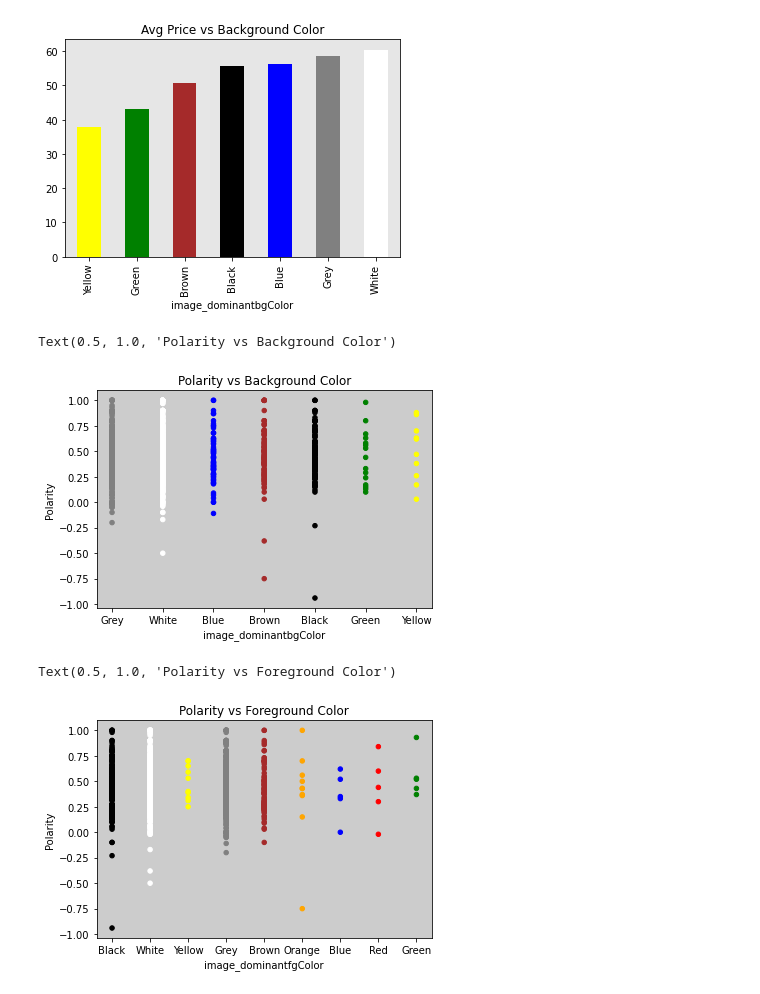
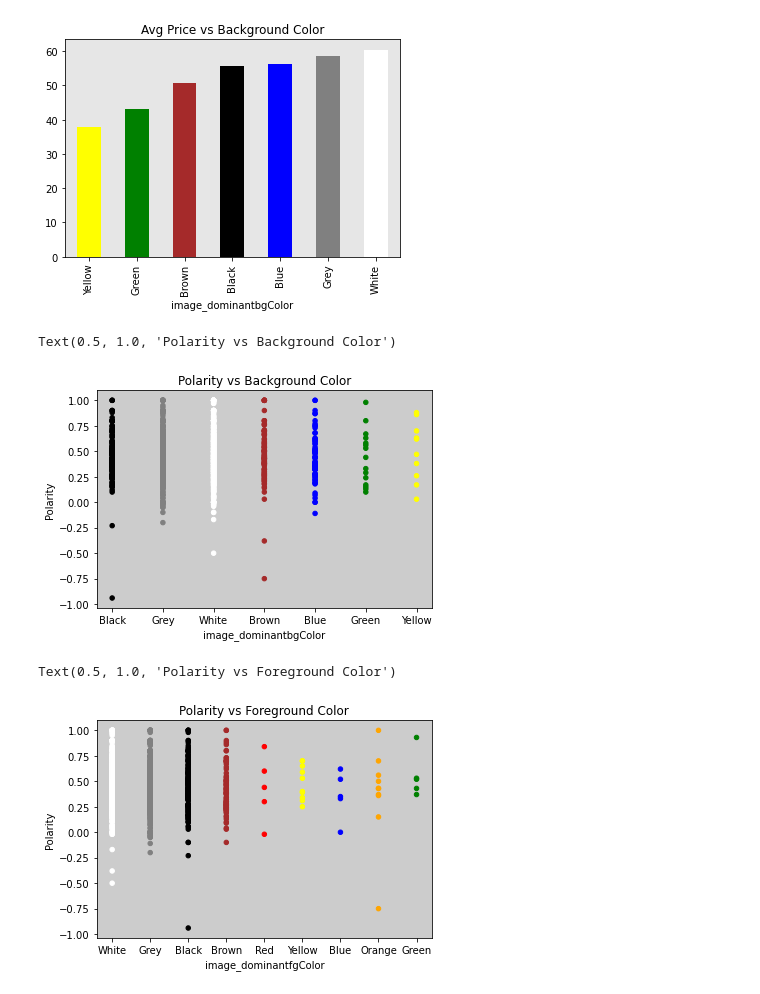
Before and after one commit to C-milo/SDM_FinalProject, a Jupyter notebook: airbnb_plots.ipynb, the cells around one changed output. Drawn from its saved outputs; the diff is of its cells as text; code cells hidden in the pictures.

Commit message:
fixing merge

```diff
--- a/airbnb_plots.ipynb
+++ b/airbnb_plots.ipynb
@@ -4,5 +4,5 @@ import pandas as pd
 %matplotlib inline
 # %%
 # Loading Datasets
-reviews = pd.read_csv('airbnb_reviews_textblob.csv', index_col='id')
-listing = pd.read_csv('airbnb_listing_imagereco.csv', index_col='id')
+reviews = pd.read_csv('airbnb_reviews_textblob.csv')
+listing = pd.read_csv('airbnb_listing_imagereco.csv')
@@ -8,0 +16,3 @@ listing = pd.read_csv('airbnb_listing_imagereco.csv', index_col='id')
+# %%
+#Merge Listing and Reviews DF.
+common = listing.merge(reviews, on=['id'])
@@ -161,17 +190,17 @@ plot_bgcolor_price.set_title('Avg Price vs Background Color')
 Text(0.5, 1.0, 'Avg Price vs Background Color')
 [figure]
 # %%
-scatter_bgcolor_pol = join_df.reset_index().plot(kind='scatter', x='image_dominantbgColor', y='Polarity', c='image_dominantbgColor')
+scatter_bgcolor_pol = common.reset_index().plot(kind='scatter', x='image_dominantbgColor', y='Polarity', c='image_dominantbgColor')
 scatter_bgcolor_pol.set_facecolor('0.80')
 scatter_bgcolor_pol.set_title('Polarity vs Background Color')
 # %% [output]
 Text(0.5, 1.0, 'Polarity vs Background Color')
-[figure, old version]
+[figure, new version]
 # %%
-scatter_fgcolor_pol = join_df.reset_index().plot(kind='scatter', x='image_dominantfgColor', y='Polarity', c='image_dominantfgColor')
+scatter_fgcolor_pol = common.reset_index().plot(kind='scatter', x='image_dominantfgColor', y='Polarity', c='image_dominantfgColor')
 scatter_fgcolor_pol.set_facecolor('0.80')
 scatter_fgcolor_pol.set_title('Polarity vs Foreground Color')
 # %% [output]
 Text(0.5, 1.0, 'Polarity vs Foreground Color')
-[figure, old version]
+[figure, new version]
 # %%
```
Also changed, not shown: parts of 25 cells of this notebook.
